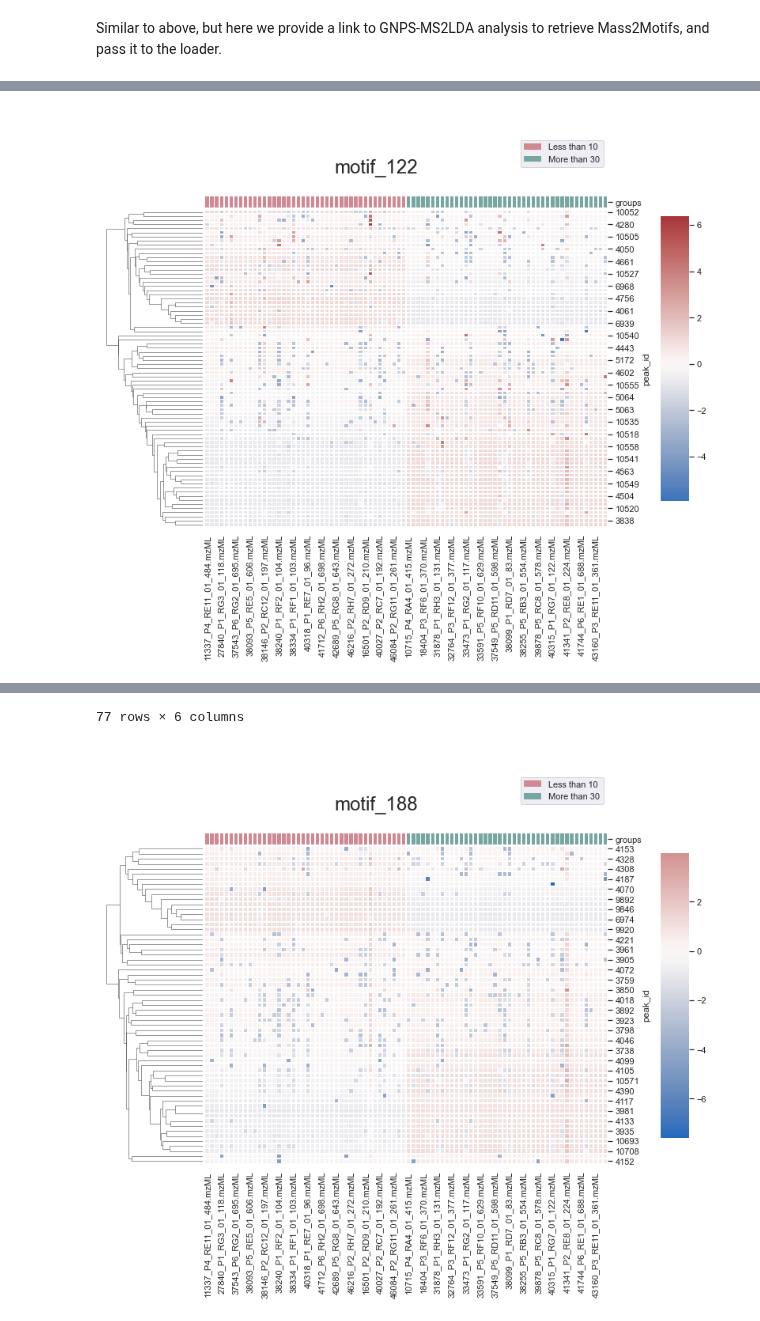
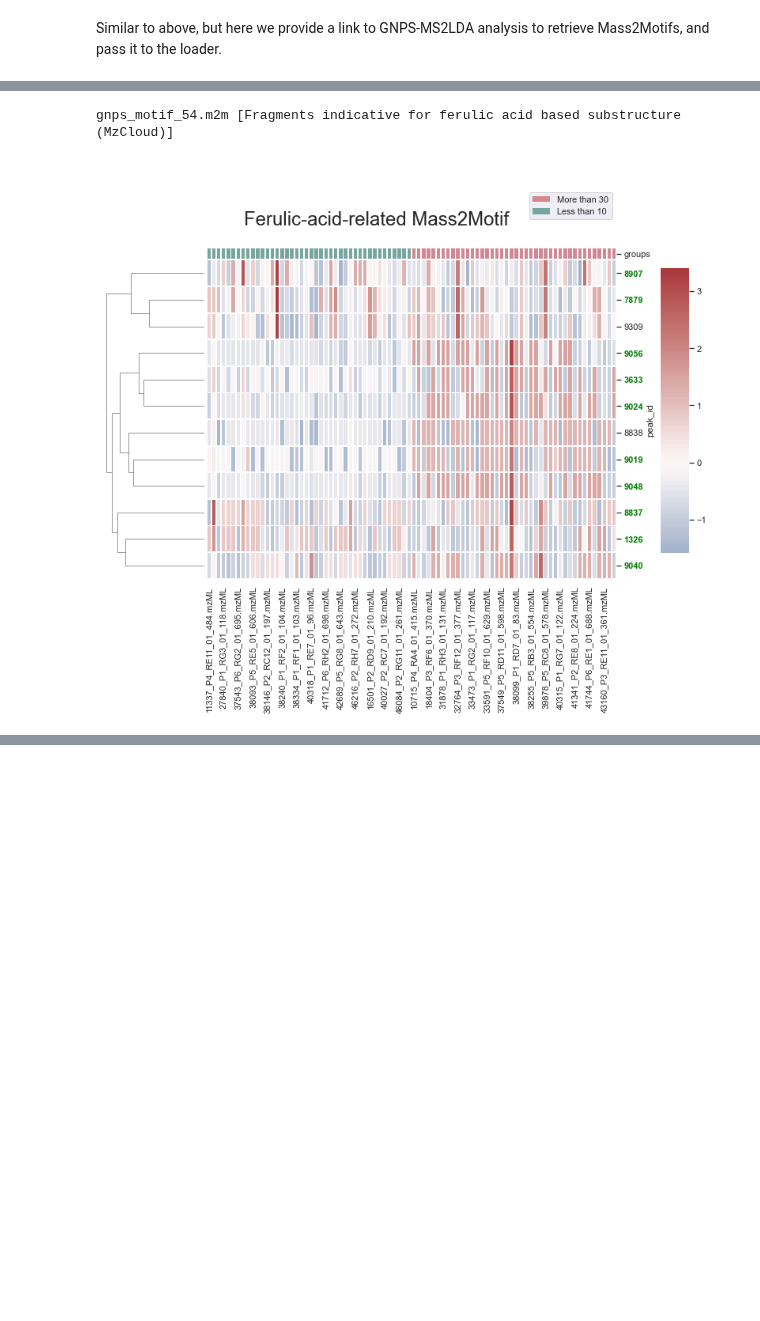
Before and after one commit to glasgowcompbio/PALS, a Jupyter notebook: notebooks/GNPS_analysis.ipynb, the cells around one changed output, grey strips where cells are left out. Saved outputs shown, nothing was run; the diff lists cells and outputs as text; code cells hidden in the pictures; blank space fills up the shorter version.

```diff
--- a/notebooks/GNPS_analysis.ipynb
+++ b/notebooks/GNPS_analysis.ipynb
@@ -452,6 +453,11 @@ for idx, row in df.iterrows():
 
     pw_name = row['pw_name']
     p_value = row[p_value_col]
+
+    if 'gnps_motif_54.m2m' not in pw_name:
+        continue
+    else:
+        print(pw_name)
 
     # get group intensities
     group_intensities = intensities_df.loc[members][all_samples]
@@ -475,34 +481,44 @@ for idx, row in df.iterrows():
     # Create a categorical palette to identify the networks
     used_groups = list(set(all_groups))
     group_pal = sns.husl_palette(len(used_groups), s=.45)
     group_lut = dict(zip(map(str, used_groups), group_pal))
 
     # Convert the palette to vectors that will be drawn on the side of the matrix
     group_colours = pd.Series(all_groups, index=group_intensities.columns).map(group_lut)
     group_colours.name = 'groups'
 
     # plot heatmap
     g = sns.clustermap(group_intensities, center=0, cmap=cmap, col_colors=group_colours,
                    col_cluster=False, linewidths=0.75, figsize=(10, 10), cbar_pos=(1.0, 0.3, 0.05, 0.5))
-    plt.suptitle('%s' % (pw_name), fontsize=24, y=0.9)
+
+    title = pw_name
+    if 'gnps_motif_54.m2m' in pw_name:
+        title = 'Ferulic-acid-related Mass2Motif'
+    plt.suptitle('%s' % (title), fontsize=24, y=0.9)
 
     # draw group legend
     for group in used_groups:
         g.ax_col_dendrogram.bar(0, 0, color=group_lut[group], label=group, linewidth=0)
     g.ax_col_dendrogram.legend(loc="right")
 
     # make the annotated peaks to have labels in bold
     annotated_df = member_df[member_df['LibraryID'].notnull()]
     annotated_peaks = annotated_df.index.values
     for label in g.ax_heatmap.get_yticklabels():
         if label.get_text() in annotated_peaks:
             label.set_weight("bold")
             label.set_color("green")
     plt.setp(g.ax_heatmap.get_yticklabels(), rotation=0)
 
+    out_file = '%s.pdf' % pw_name
+    plt.savefig(out_file, dpi=300)
     plt.show()
+
+    out_file = '%s.csv' % pw_name
     display(member_df)
+    member_df.drop('link', axis=1).round(4).to_csv(out_file, index=True)
 # %% [output]
+gnps_motif_54.m2m [Fragments indicative for ferulic acid based substructure (MzCloud)]
-[figure, old version]
+[figure, new version]
 |  | LibraryID | Precursor m/z | RTConsensus | PrecursorInt | no_spectra | link |
 | id |  |  |  |  |  |  |
@@ -520,2 +536,0 @@ for idx, row in df.iterrows():
-77 rows × 6 columns
-[figure, removed]
```
Also changed, not shown: parts of 15 cells of this notebook, 1 other file.
